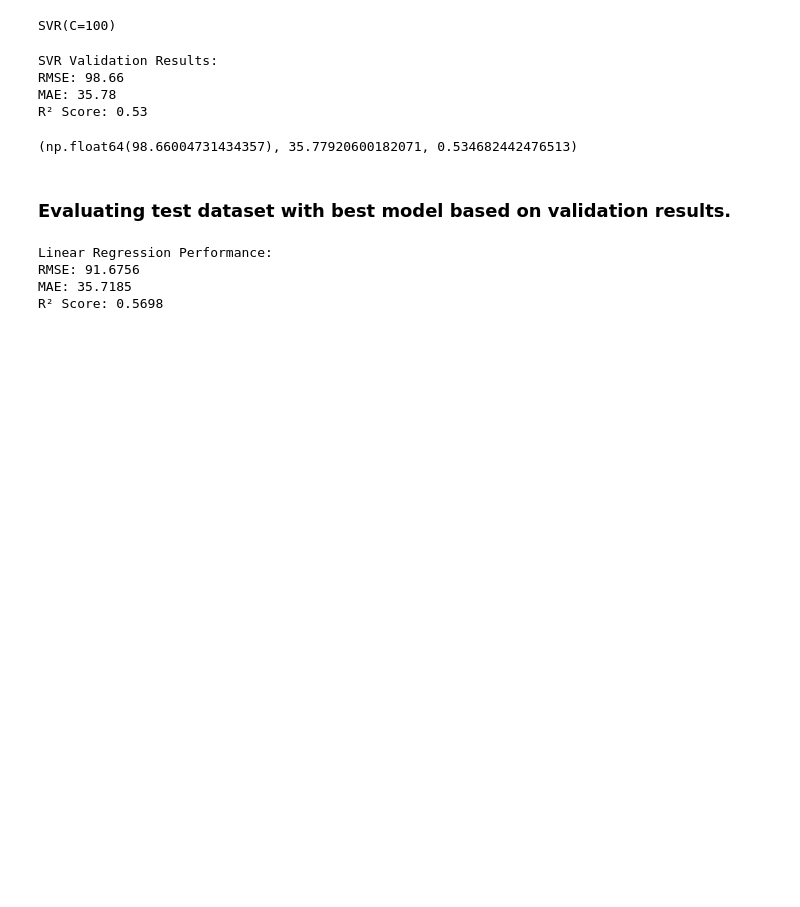
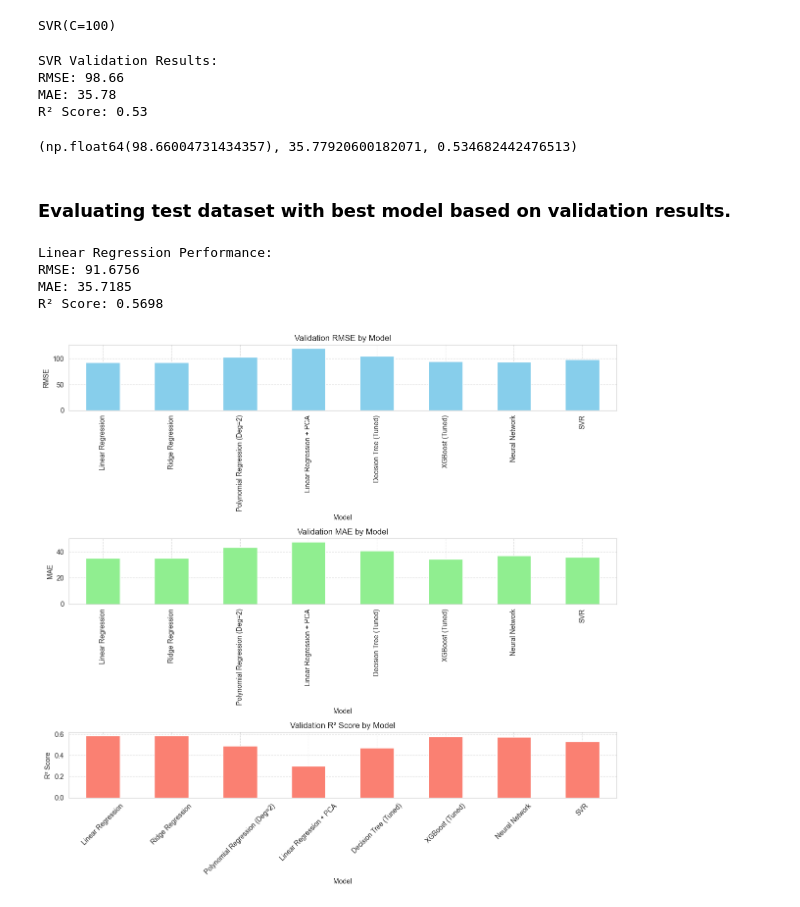
Before and after one commit to vaibhpande21/DS-Intern-Assignment-Vaibhav_Pandey, a Jupyter notebook: assignment.ipynb, the cells around one changed output. Cells and saved outputs as stored; diff of their text form; code cells hidden in the pictures; blank space fills up the shorter version.

Commit message:
Compared model performance
- Created validation metrics comparison table
- Added visualisation of RMSE/MAE/R² across models

```diff
--- a/assignment.ipynb
+++ b/assignment.ipynb
@@ -1150,3 +1150,43 @@ Linear Regression Performance:
 RMSE: 91.6756
 MAE: 35.7185
 R² Score: 0.5698
+# %%
+models = [
+    "Linear Regression", "Ridge Regression", "Polynomial Regression (Deg=2)",
+    "Linear Regression + PCA", "Decision Tree (Tuned)", "XGBoost (Tuned)",
+    "Neural Network", "SVR"
+]
+# %%
+rmse = [92.66, 92.66, 103.06, 120.83, 105.39, 94.27, 94.2393, 98.66]
+mae = [35.26, 35.26, 43.23, 47.70, 40.91, 34.24, 36.9918, 35.78]
+r2 = [0.59, 0.59, 0.49, 0.30, 0.47, 0.58, 0.5754, 0.53]
+
+df = pd.DataFrame({
+    'Model': models,
+    'RMSE': rmse,
+    'MAE': mae,
+    'R2 Score': r2
+})
+# %%
+# Plotting
+fig, axes = plt.subplots(3, 1, figsize=(12, 12))
+df.plot.bar(x='Model', y='RMSE', ax=axes[0], legend=False, color='skyblue')
+axes[0].set_title('Validation RMSE by Model')
+axes[0].set_ylabel('RMSE')
+axes[0].grid(True, linestyle='--', alpha=0.7)
+
+df.plot.bar(x='Model', y='MAE', ax=axes[1], legend=False, color='lightgreen')
+axes[1].set_title('Validation MAE by Model')
+axes[1].set_ylabel('MAE')
+axes[1].grid(True, linestyle='--', alpha=0.7)
+
+df.plot.bar(x='Model', y='R2 Score', ax=axes[2], legend=False, color='salmon')
+axes[2].set_title('Validation R² Score by Model')
+axes[2].set_ylabel('R² Score')
+axes[2].grid(True, linestyle='--', alpha=0.7)
+
+plt.tight_layout()
+plt.xticks(rotation=45)
+plt.show()
+# %% [output]
+[figure, added]
```
